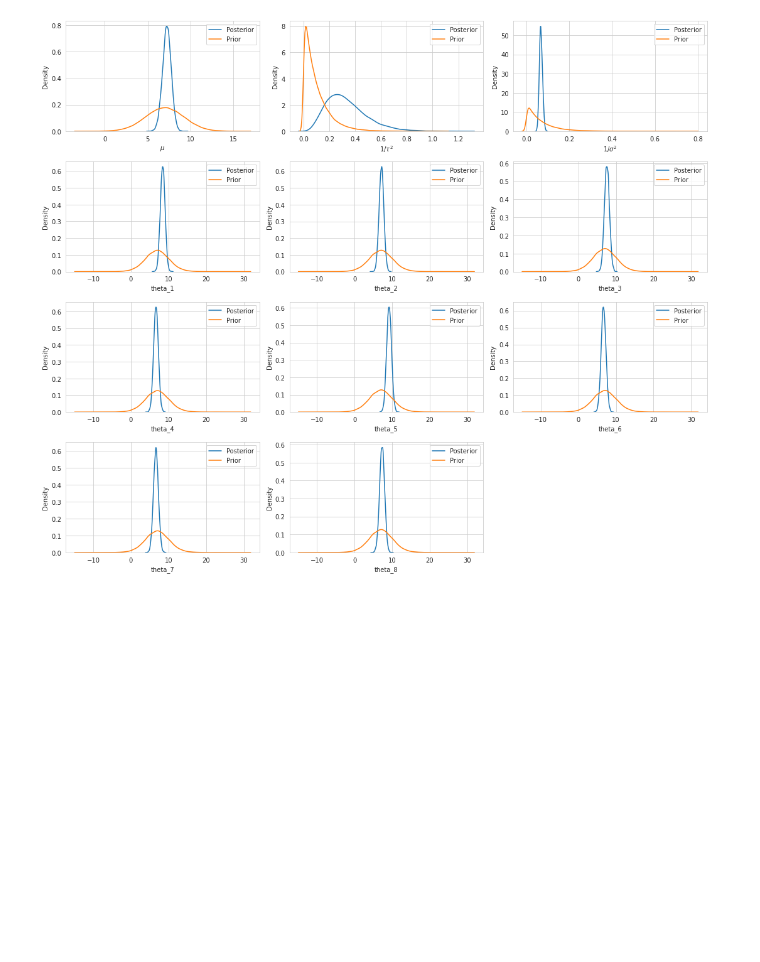
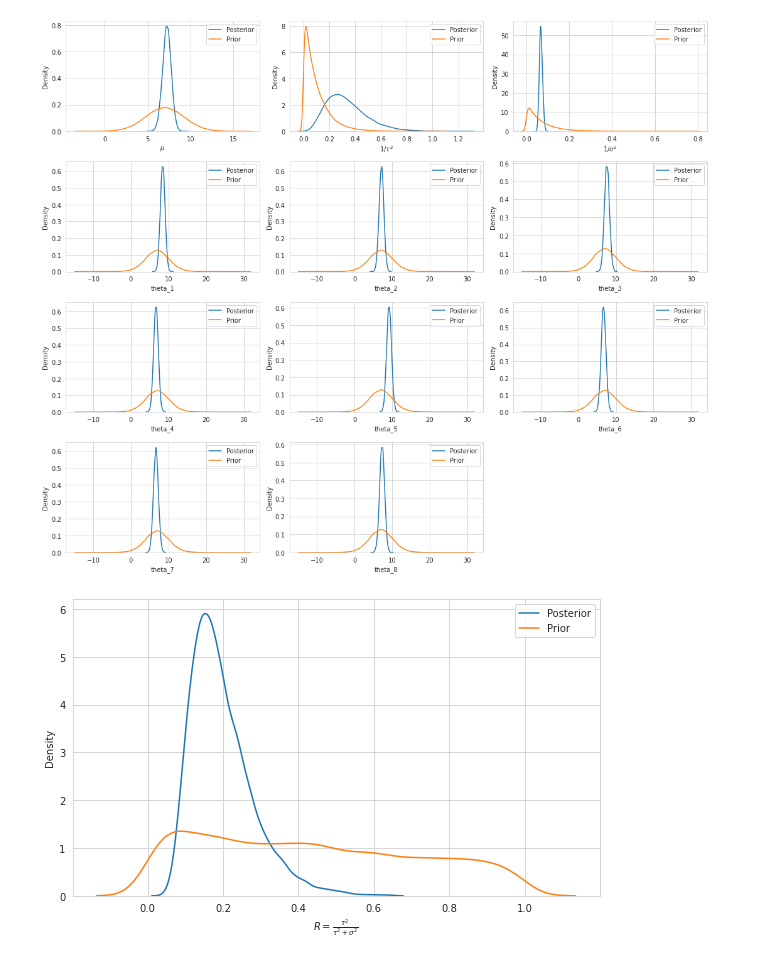
Before and after one commit to WHITSNAK/sta_602, a Jupyter notebook: hw11/hw11 8.3.ipynb, the cells around one changed output. Drawn from its saved outputs; the diff is of its cells as text; code cells hidden in the pictures; blank space fills up the shorter version.

```diff
--- a/hw11/hw11 8.3.ipynb
+++ b/hw11/hw11 8.3.ipynb
@@ -190,3 +190,24 @@ fig.tight_layout()
 fig.show()
 # %% [output]
 [figure]
+# %%
+# theta prior baseline
+n_epoch = 10000
+np.random.seed(123)
+R_prior = []
+for epoch in tqdm(range(n_epoch)):
+    τ2 = 1/λ_rv.sample_prior()[0]
+    σ2 = 1/γ_rv.sample_prior()[0]
+    R_prior.append(τ2/(τ2+σ2))
+
+fig, ax = plt.subplots(figsize=(8, 5))
+
+sns.kdeplot(s.tau2/(s.tau2+s.sigma2), label='Posterior', ax=ax)
+sns.kdeplot(R_prior, label='Prior', ax=ax)
+ax.set_xlabel("$R = \\frac{\\tau^2}{\\tau^2+\\sigma^2}$")
+ax.legend()
+
+fig.tight_layout()
+fig.show()
+# %% [output]
+[figure, added]
```
Also changed, not shown: 1 other file.
